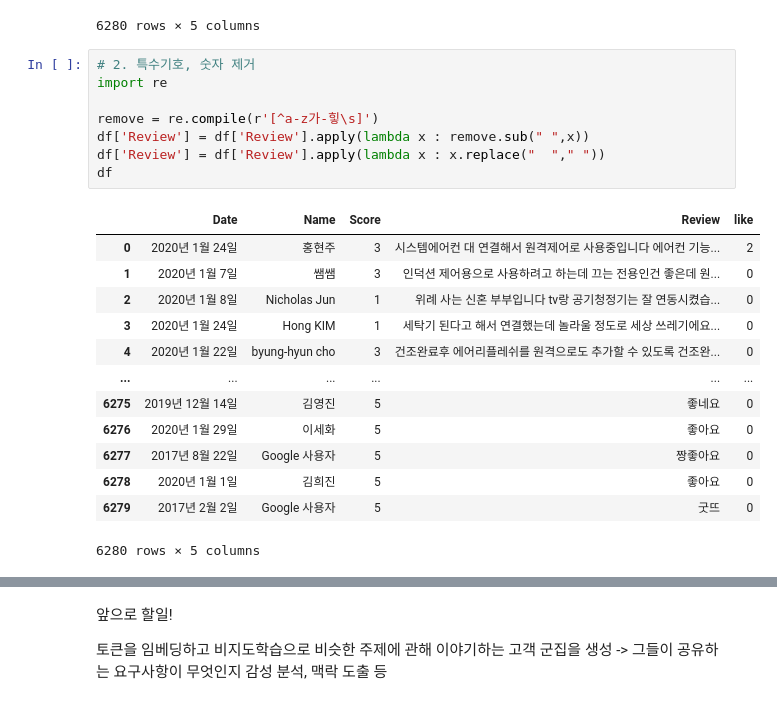
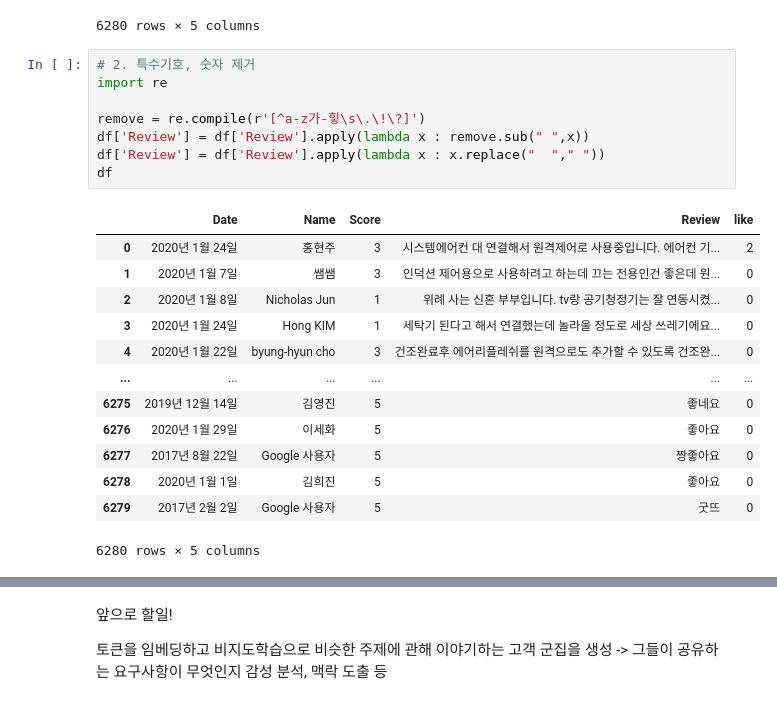
Before and after one commit to donna6355/study_python, a Jupyter notebook: ml_pre_processing.ipynb, the cells around one changed output, grey strips where cells are left out. Drawn from its saved outputs; the diff is of its cells as text.

```diff
--- a/ml_pre_processing.ipynb
+++ b/ml_pre_processing.ipynb
@@ -70,16 +55,16 @@ df
 # %%
 # 2. 특수기호, 숫자 제거
 import re
 
-remove = re.compile(r'[^a-z가-힣\s]')
+remove = re.compile(r'[^a-z가-힣\s\.\!\?]')
 df['Review'] = df['Review'].apply(lambda x : remove.sub(" ",x))
 df['Review'] = df['Review'].apply(lambda x : x.replace("  "," "))
 df
 # %% [output]
 |  | Date | Name | Score | Review | like |
-| 0 | 2020년 1월 24일 | 홍현주 | 3 | 시스템에어컨 대 연결해서 원격제어로 사용중입니다 에어컨 기능... | 2 |
+| 0 | 2020년 1월 24일 | 홍현주 | 3 | 시스템에어컨 대 연결해서 원격제어로 사용중입니다. 에어컨 기... | 2 |
 | 1 | 2020년 1월 7일 | 쌤쌤 | 3 | 인덕션 제어용으로 사용하려고 하는데 끄는 전용인건 좋은데 원... | 0 |
-| 2 | 2020년 1월 8일 | Nicholas Jun | 1 | 위례 사는 신혼 부부입니다 tv랑 공기청정기는 잘 연동시켰습... | 0 |
+| 2 | 2020년 1월 8일 | Nicholas Jun | 1 | 위례 사는 신혼 부부입니다. tv랑 공기청정기는 잘 연동시켰... | 0 |
 | 3 | 2020년 1월 24일 | Hong KIM | 1 | 세탁기 된다고 해서 연결했는데 놀라울 정도로 세상 쓰레기에요... | 0 |
 | 4 | 2020년 1월 22일 | byung-hyun cho | 3 | 건조완료후 에어리플레쉬를 원격으로도 추가할 수 있도록 건조완... | 0 |
 | ... | ... | ... | ... | ... | ... |
```
Also changed, not shown: parts of 20 cells of this notebook.
